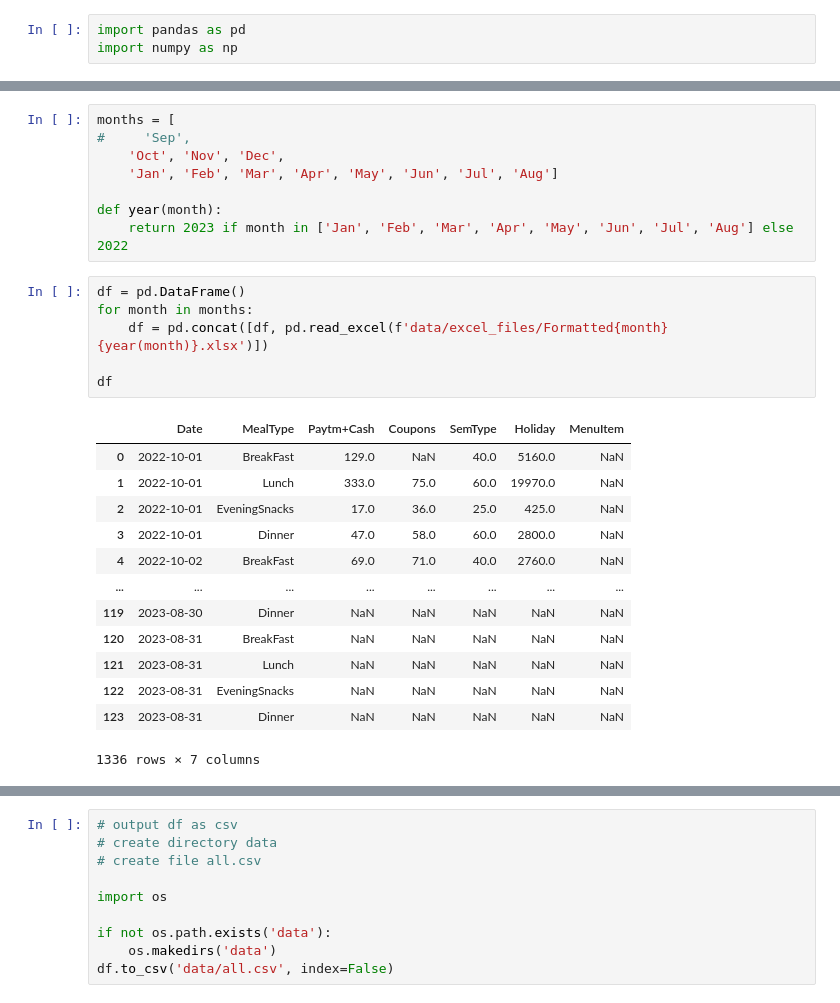
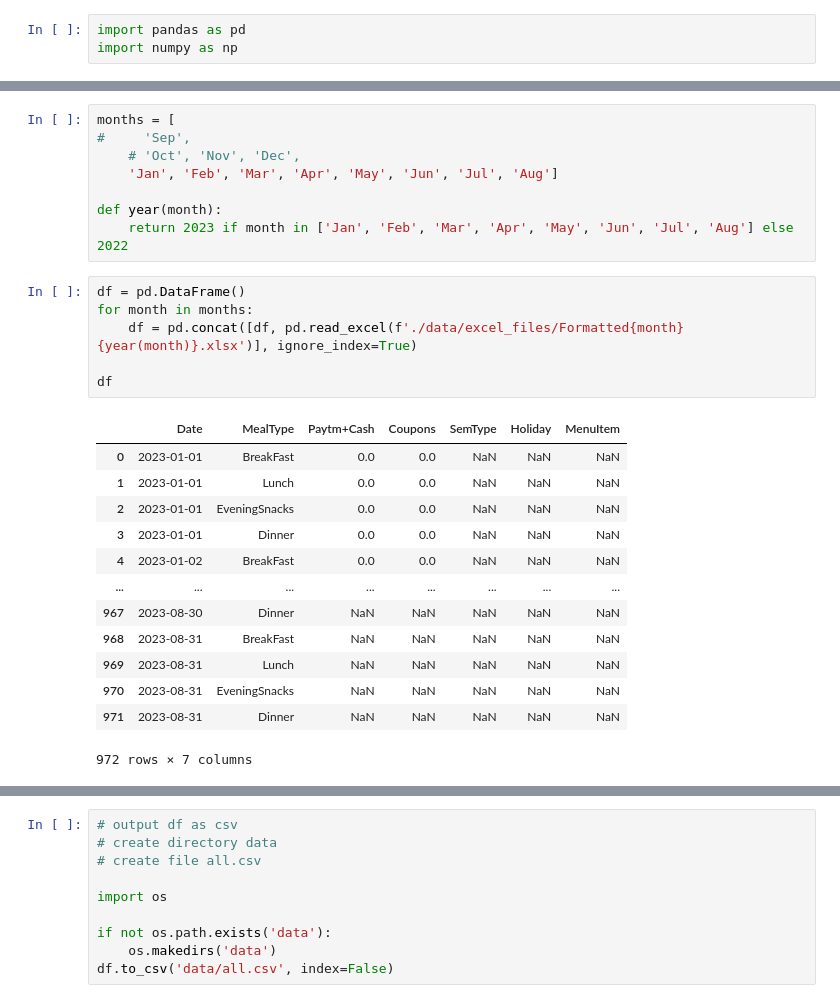
Before and after one commit to NalishJain/Optimizing-Campus-Dining, a Jupyter notebook: formatter.ipynb, the cells around one changed output, grey strips where cells are left out. Cells and saved outputs as stored; diff of their text form.

```diff
--- a/formatter.ipynb
+++ b/formatter.ipynb
@@ -638,7 +785,7 @@ prettyprint(vector_map)
 # %%
 months = [
 #     'Sep',
-    'Oct', 'Nov', 'Dec',
+    # 'Oct', 'Nov', 'Dec',
     'Jan', 'Feb', 'Mar', 'Apr', 'May', 'Jun', 'Jul', 'Aug']
 
 def year(month):
@@ -646,21 +793,21 @@ def year(month):
 # %%
 df = pd.DataFrame()
 for month in months:
-    df = pd.concat([df, pd.read_excel(f'data/excel_files/Formatted{month}{year(month)}.xlsx')])
+    df = pd.concat([df, pd.read_excel(f'./data/excel_files/Formatted{month}{year(month)}.xlsx')], ignore_index=True)
 
 df
 # %% [output]
 |  | Date | MealType | Paytm+Cash | Coupons | SemType | Holiday | MenuItem |
-| 0 | 2022-10-01 | BreakFast | 129.0 | NaN | 40.0 | 5160.0 | NaN |
-| 1 | 2022-10-01 | Lunch | 333.0 | 75.0 | 60.0 | 19970.0 | NaN |
-| 2 | 2022-10-01 | EveningSnacks | 17.0 | 36.0 | 25.0 | 425.0 | NaN |
-| 3 | 2022-10-01 | Dinner | 47.0 | 58.0 | 60.0 | 2800.0 | NaN |
-| 4 | 2022-10-02 | BreakFast | 69.0 | 71.0 | 40.0 | 2760.0 | NaN |
+| 0 | 2023-01-01 | BreakFast | 0.0 | 0.0 | NaN | NaN | NaN |
+| 1 | 2023-01-01 | Lunch | 0.0 | 0.0 | NaN | NaN | NaN |
+| 2 | 2023-01-01 | EveningSnacks | 0.0 | 0.0 | NaN | NaN | NaN |
+| 3 | 2023-01-01 | Dinner | 0.0 | 0.0 | NaN | NaN | NaN |
+| 4 | 2023-01-02 | BreakFast | 0.0 | 0.0 | NaN | NaN | NaN |
 | ... | ... | ... | ... | ... | ... | ... | ... |
-| 119 | 2023-08-30 | Dinner | NaN | NaN | NaN | NaN | NaN |
-| 120 | 2023-08-31 | BreakFast | NaN | NaN | NaN | NaN | NaN |
-| 121 | 2023-08-31 | Lunch | NaN | NaN | NaN | NaN | NaN |
-| 122 | 2023-08-31 | EveningSnacks | NaN | NaN | NaN | NaN | NaN |
-| 123 | 2023-08-31 | Dinner | NaN | NaN | NaN | NaN | NaN |
+| 967 | 2023-08-30 | Dinner | NaN | NaN | NaN | NaN | NaN |
+| 968 | 2023-08-31 | BreakFast | NaN | NaN | NaN | NaN | NaN |
+| 969 | 2023-08-31 | Lunch | NaN | NaN | NaN | NaN | NaN |
+| 970 | 2023-08-31 | EveningSnacks | NaN | NaN | NaN | NaN | NaN |
+| 971 | 2023-08-31 | Dinner | NaN | NaN | NaN | NaN | NaN |
-1336 rows × 7 columns
+972 rows × 7 columns
 # %%
```
Also changed, not shown: parts of 14 cells of this notebook, 1 other file.
